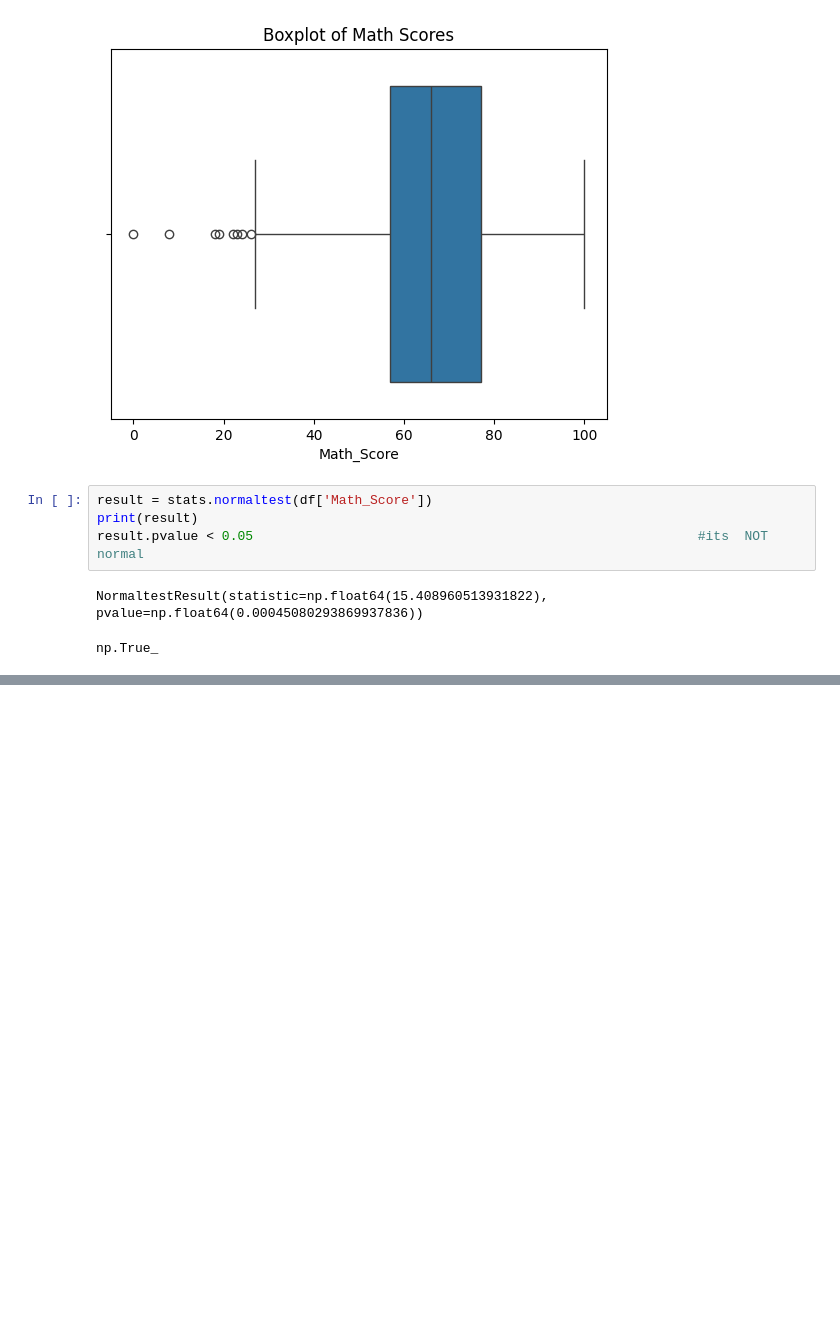
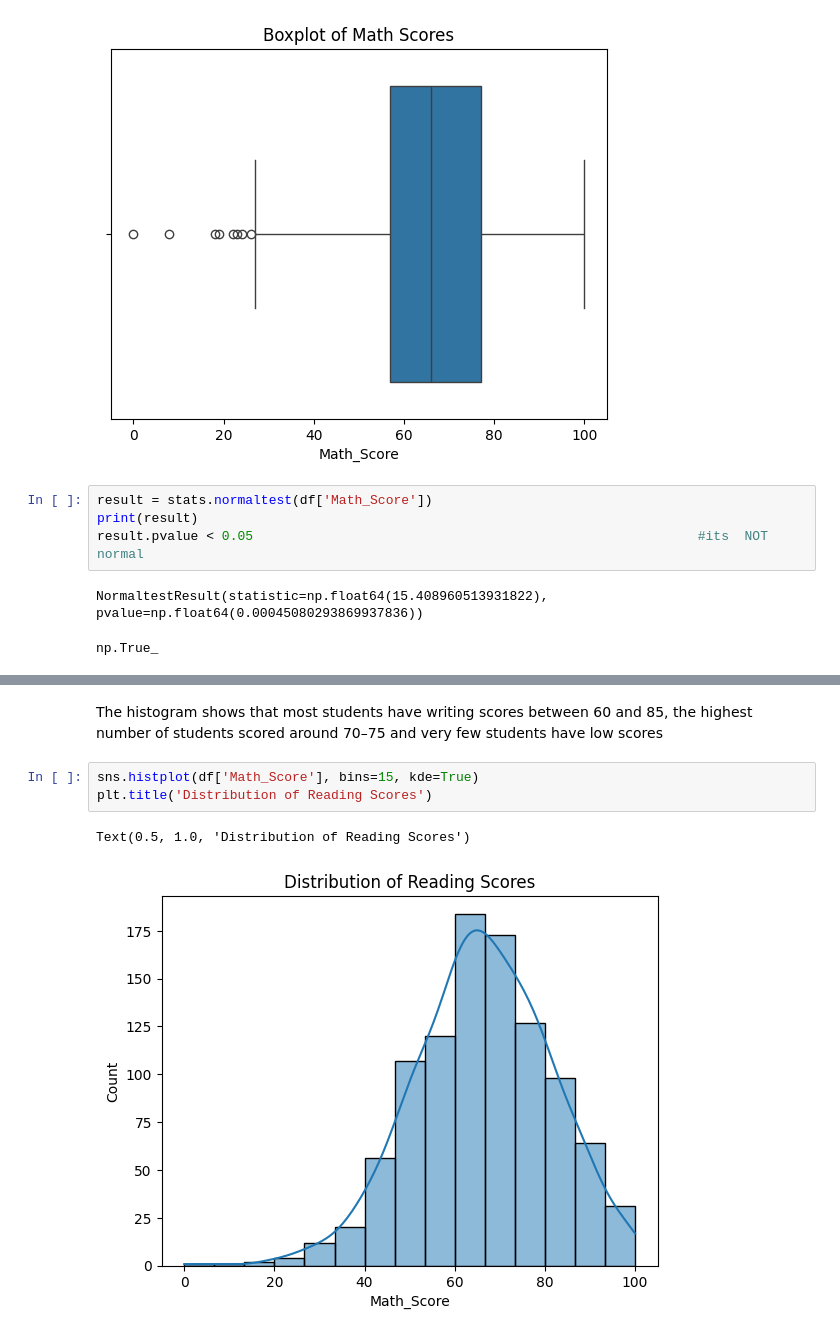
Before and after one commit to mamoo9811/Student-Performance-EDA-, a Jupyter notebook: Student_Performance_EDA.ipynb, the cells around one changed output, grey strips where cells are left out. Saved outputs shown, nothing was run; the diff lists cells and outputs as text; blank space fills up the shorter version.

```diff
--- a/Student_Performance_EDA.ipynb
+++ b/Student_Performance_EDA.ipynb
@@ -572,0 +598,8 @@ The histogram looks almost like a normal distribution but the normality test giv
+# %% [markdown]
+The histogram shows that most students have writing scores between 60 and 85, the highest number of students scored around 70–75 and very few students have low scores
+# %%
+sns.histplot(df['Math_Score'], bins=15, kde=True)
+plt.title('Distribution of Reading Scores')
+# %% [output]
+Text(0.5, 1.0, 'Distribution of Reading Scores')
+[figure, added]
```
Also changed, not shown: parts of 25 cells of this notebook.
